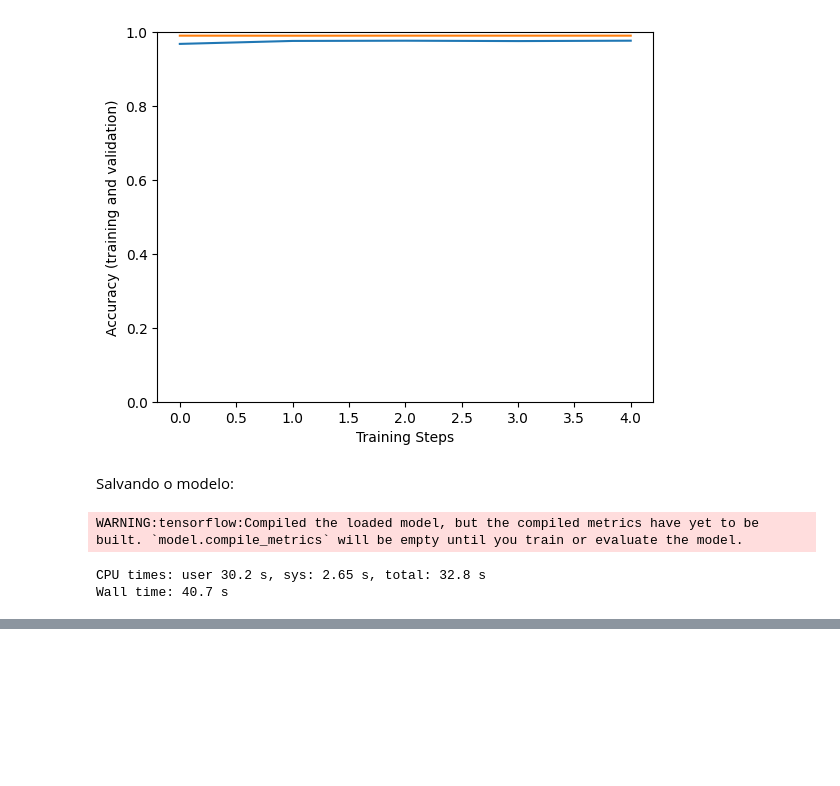
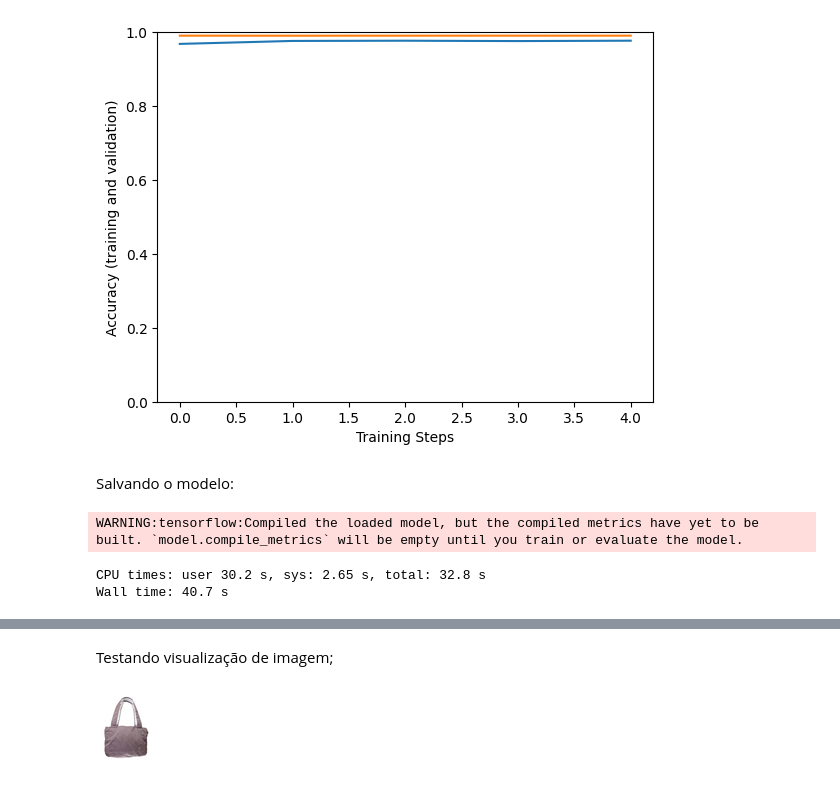
Before and after one commit to casjunior93/Desafio-DIO-Sistema-de-Recomendacao-por-Imagens-Digitais, a Jupyter notebook: Sistema_de_Recomendação_por_Imagens_Digitais.ipynb, the cells around one changed output, grey strips where cells are left out. Drawn from its saved outputs; the diff is of its cells as text; code cells hidden in the pictures; blank space fills up the shorter version.

```diff
--- a/Sistema_de_Recomendação_por_Imagens_Digitais.ipynb
+++ b/Sistema_de_Recomendação_por_Imagens_Digitais.ipynb
@@ -286,0 +343,7 @@ Wall time: 40.7 s
+# %% [markdown]
+Testando visualização de imagem;
+# %%
+test_img = '/content/Fashion_data/categories/Accessories/1941.jpg'
+dispImage(test_img)
+# %% [output]
+[figure, added]
```
Also changed, not shown: parts of 36 cells of this notebook.
